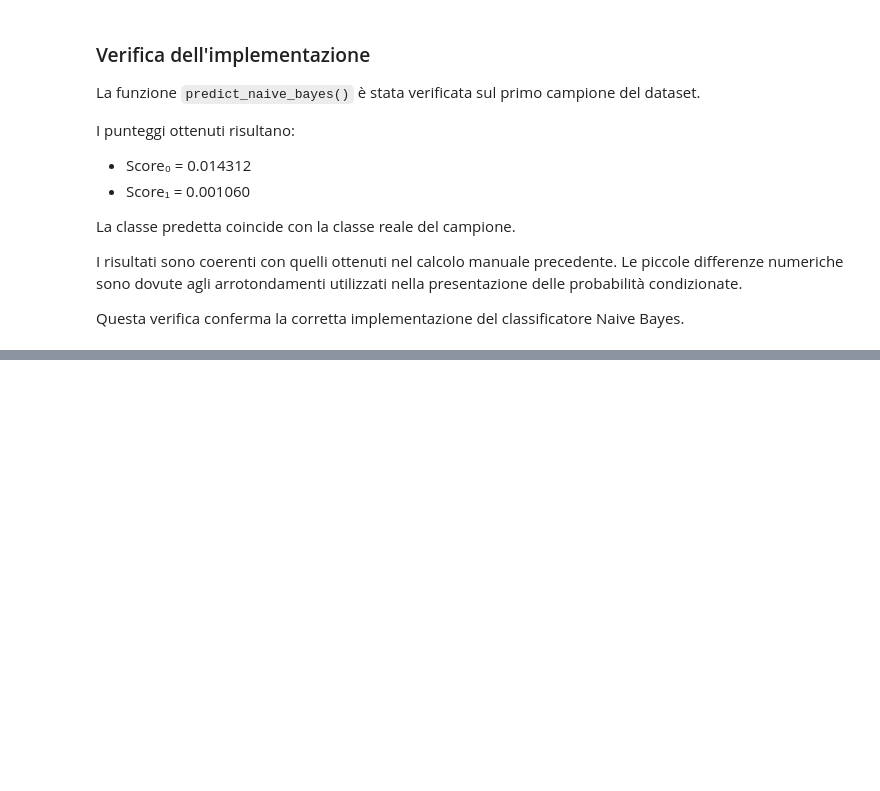
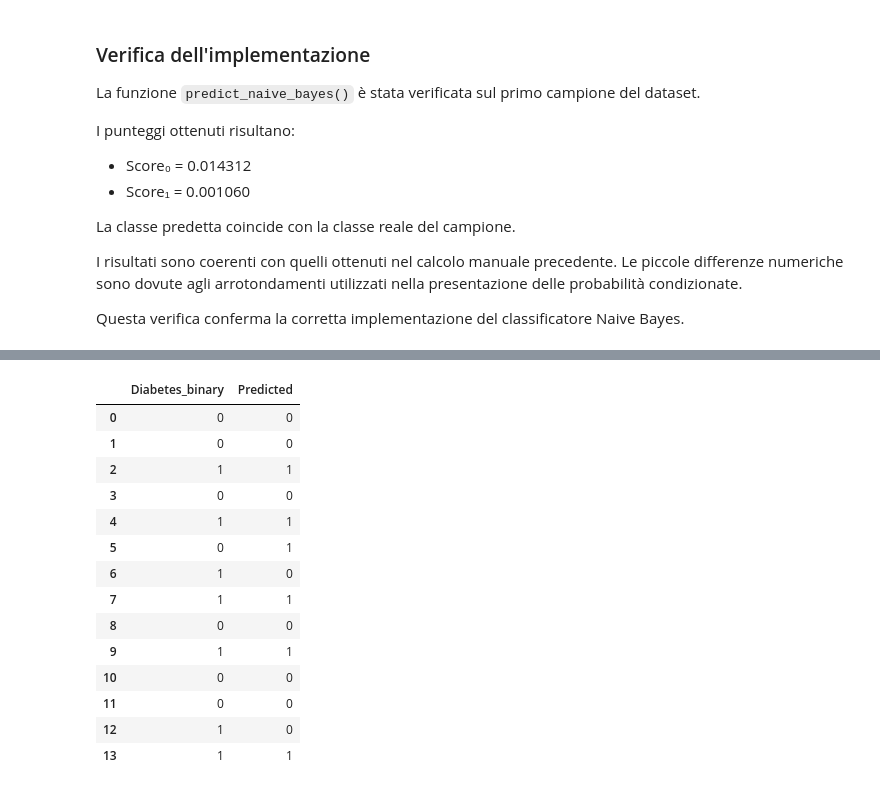
Before and after one commit to yuvisingh121/ML-Project-Uni2026, a Jupyter notebook: ML/notebooks/02_manual_classifiers.ipynb, the cells around one changed output, grey strips where cells are left out. Drawn from its saved outputs; the diff is of its cells as text; code cells hidden in the pictures; blank space fills up the shorter version.

```diff
--- a/ML/notebooks/02_manual_classifiers.ipynb
+++ b/ML/notebooks/02_manual_classifiers.ipynb
@@ -654,0 +661,28 @@ Questa verifica conferma la corretta implementazione del classificatore Naive Ba
+# %%
+manual_df["Predicted"] = manual_df.apply(
+    lambda row: predict_naive_bayes(row)[0],
+    axis=1
+)
+
+manual_df[
+    [
+        "Diabetes_binary",
+        "Predicted"
+    ]
+]
+# %% [output]
+|  | Diabetes_binary | Predicted |
+| 0 | 0 | 0 |
+| 1 | 0 | 0 |
+| 2 | 1 | 1 |
+| 3 | 0 | 0 |
+| 4 | 1 | 1 |
+| 5 | 0 | 1 |
+| 6 | 1 | 0 |
+| 7 | 1 | 1 |
+| 8 | 0 | 0 |
+| 9 | 1 | 1 |
+| 10 | 0 | 0 |
+| 11 | 0 | 0 |
+| 12 | 1 | 0 |
+| 13 | 1 | 1 |
```
Also changed, not shown: parts of 14 cells of this notebook.
